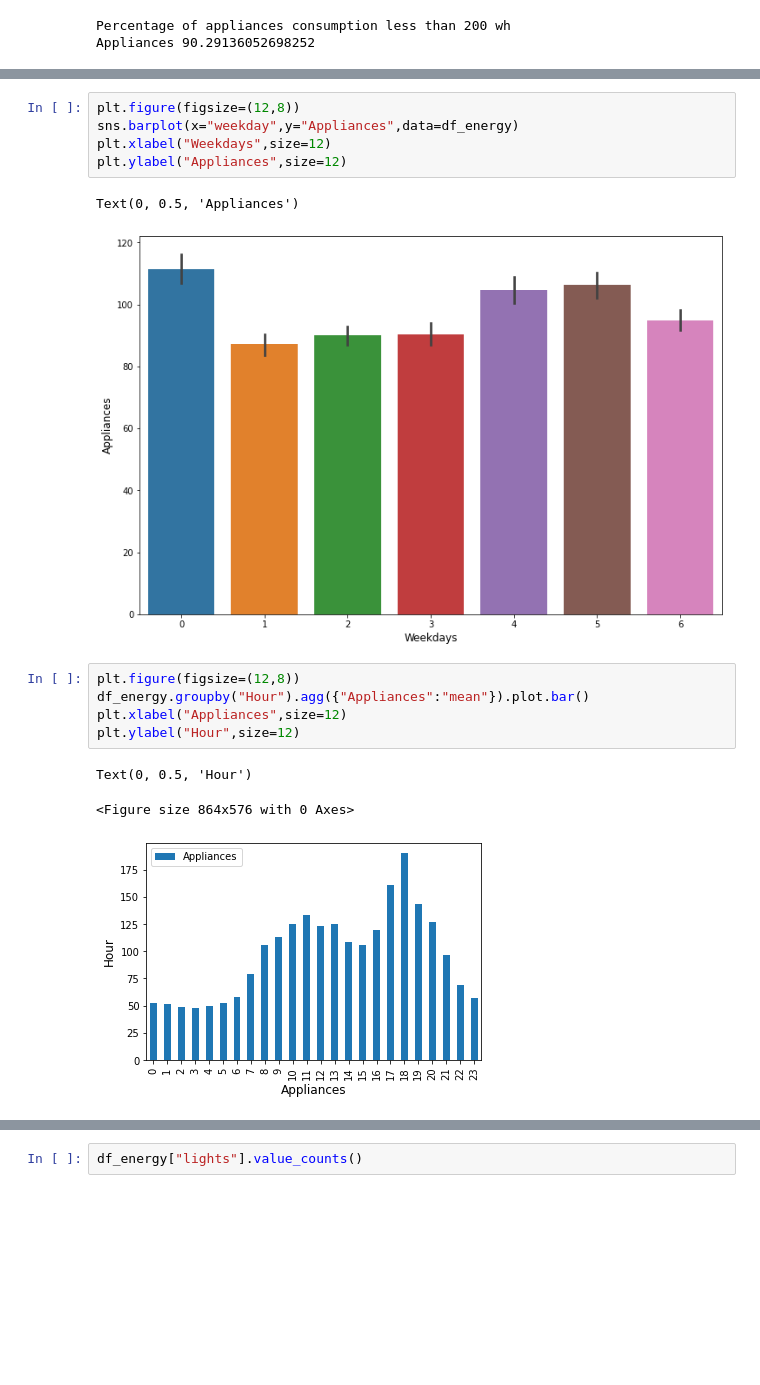
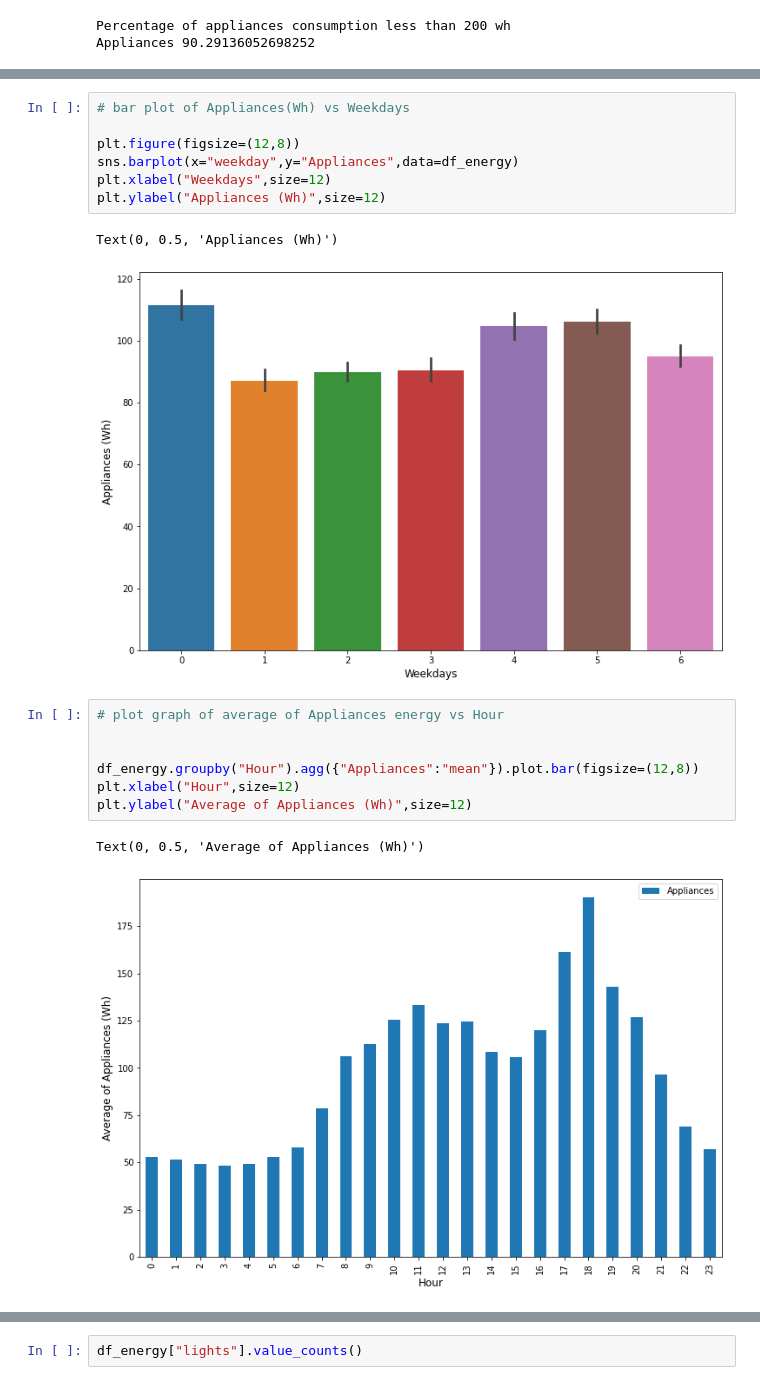
Before and after one commit to milanajudiya/Appliances_Energy_Prediction, a Jupyter notebook: Appliances_Energy_Prediction.ipynb, the cells around one changed output, grey strips where cells are left out. Saved outputs shown, nothing was run; the diff lists cells and outputs as text; blank space fills up the shorter version.

```diff
--- a/Appliances_Energy_Prediction.ipynb
+++ b/Appliances_Energy_Prediction.ipynb
@@ -245,17 +241,20 @@ Text(0, 0.5, 'Appliances')
 # %%
+# bar plot of Appliances(Wh) vs Weekdays
+
 plt.figure(figsize=(12,8))
 sns.barplot(x="weekday",y="Appliances",data=df_energy)
 plt.xlabel("Weekdays",size=12)
-plt.ylabel("Appliances",size=12)
+plt.ylabel("Appliances (Wh)",size=12)
 # %% [output]
-Text(0, 0.5, 'Appliances')
+Text(0, 0.5, 'Appliances (Wh)')
-[figure, old version]
+[figure, new version]
 # %%
-plt.figure(figsize=(12,8))
-df_energy.groupby("Hour").agg({"Appliances":"mean"}).plot.bar()
-plt.xlabel("Appliances",size=12)
-plt.ylabel("Hour",size=12)
+# plot graph of average of Appliances energy vs Hour
+
+
+df_energy.groupby("Hour").agg({"Appliances":"mean"}).plot.bar(figsize=(12,8))
+plt.xlabel("Hour",size=12)
+plt.ylabel("Average of Appliances (Wh)",size=12)
 # %% [output]
-Text(0, 0.5, 'Hour')
+Text(0, 0.5, 'Average of Appliances (Wh)')
-<Figure size 864x576 with 0 Axes>
-[figure, old version]
+[figure, new version]
```
Also changed, not shown: parts of 52 cells of this notebook.
